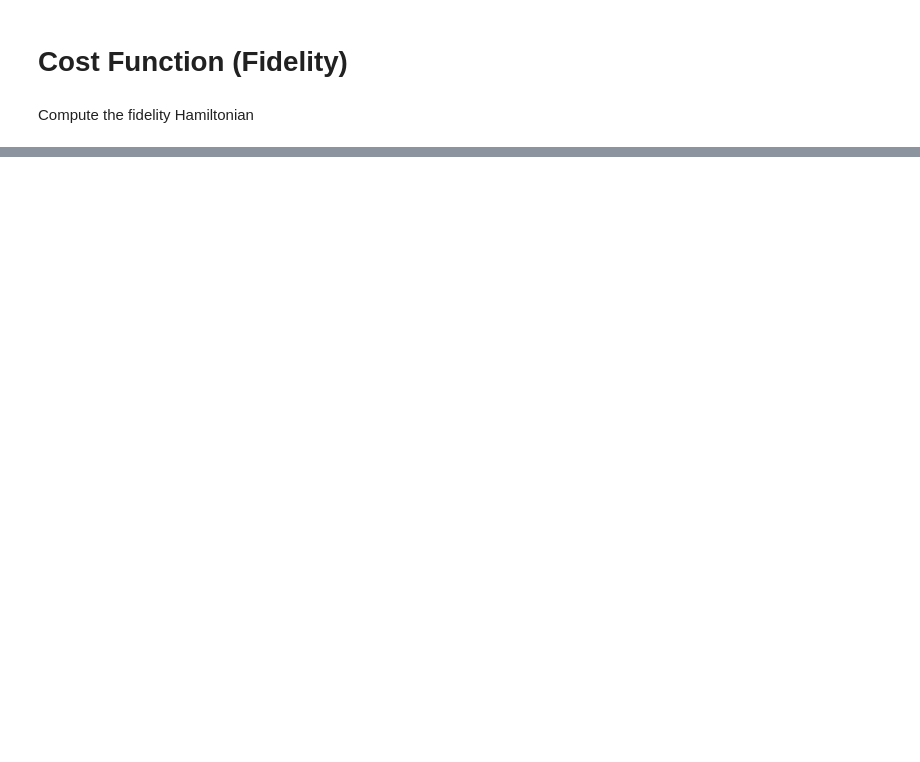
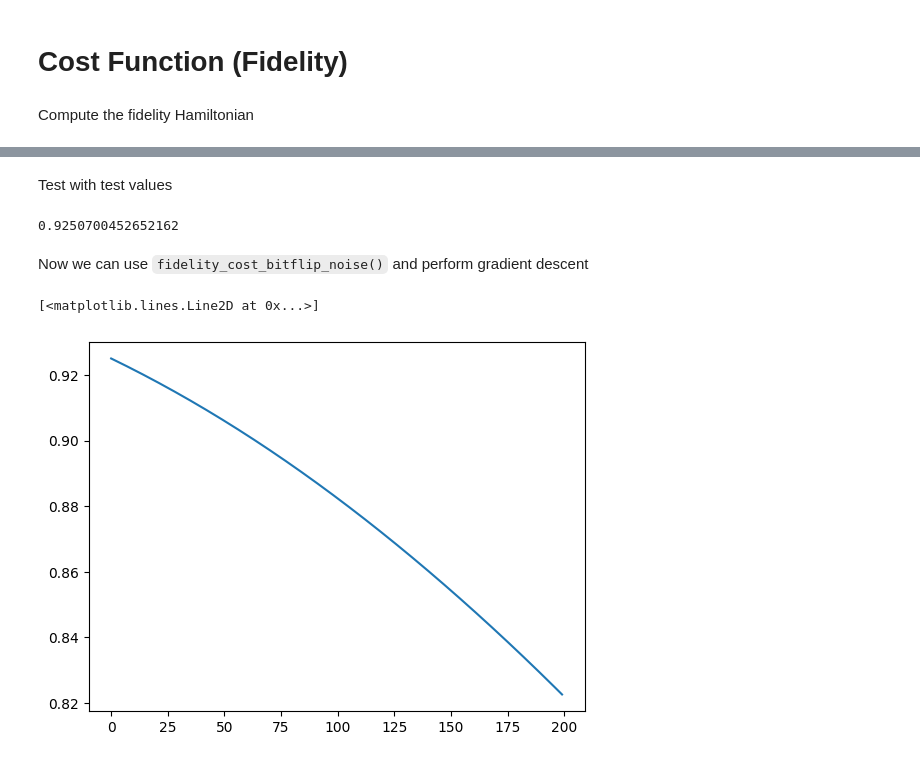
Before and after one commit to mattyen07/CPEN400Q-FinalProject, a Jupyter notebook: qec.ipynb, the cells around one changed output, grey strips where cells are left out. Drawn from its saved outputs; the diff is of its cells as text; code cells hidden in the pictures; blank space fills up the shorter version.

Commit message:
Add fidelity cost function?

```diff
--- a/qec.ipynb
+++ b/qec.ipynb
@@ -262,0 +312,7 @@ obs = []
+# %%
+# If the fiduciary state is the same every time, then we only need to run this once
+@qml.qnode(dev)
+def fiduciary_density(wires):
+    return qml.density_matrix(wires)
+
+H_QA_fid = np.identity(2 ** (Q_qubits + A_qubits)) - fiduciary_density(list(range(Q_qubits + A_qubits)))
@@ -262,0 +321,41 @@ obs = []
+# %%
+def fidelity_cost_bitflip_noise(U):
+    # Wasn't sure if I was supposed to get the density matrix at the end of the circuit, or after applying W and before the adjoints
+    # Based off my understanding of the paper and eq. 4, I think it should be at the end as is, but may want to look at this assumption again
+
+    def compute_cost(alpha, beta):
+        density_matrix = VQA_bitflip_noise(U, alpha, beta)
+
+        # Matrix multiply, or tensor product? Also had to abs value it, or else it would complain we can't do grad descent on imaginary numbers
+        return np.abs(np.trace(density_matrix @ H_QA_fid))
+
+    return compute_cost
+# %% [markdown]
+Test with test values
+# %%
+fidelity_cost_bitflip_noise(U)(test_alpha, test_beta)
+# %% [output]
+0.9250700452652162
+# %% [markdown]
+Now we can use `fidelity_cost_bitflip_noise()` and perform gradient descent
+# %%
+alpha = test_alpha # arbitrary
+beta = test_beta # arbitrary
+
+test_U = U # use the previous U we've been using in our tests
+
+opt = qml.GradientDescentOptimizer()
+
+num_its = 200
+running_costs = []
+
+for _ in range(num_its):
+    (alpha, beta), _cost = opt.step_and_cost(fidelity_cost_bitflip_noise(test_U), alpha, beta)
+    running_costs.append(_cost)
+# %%
+import matplotlib.pyplot as plt
+
+plt.plot(running_costs)
+# %% [output]
+[<matplotlib.lines.Line2D at 0x...>]
+[figure, added]
```
Also changed, not shown: parts of 9 cells of this notebook.
